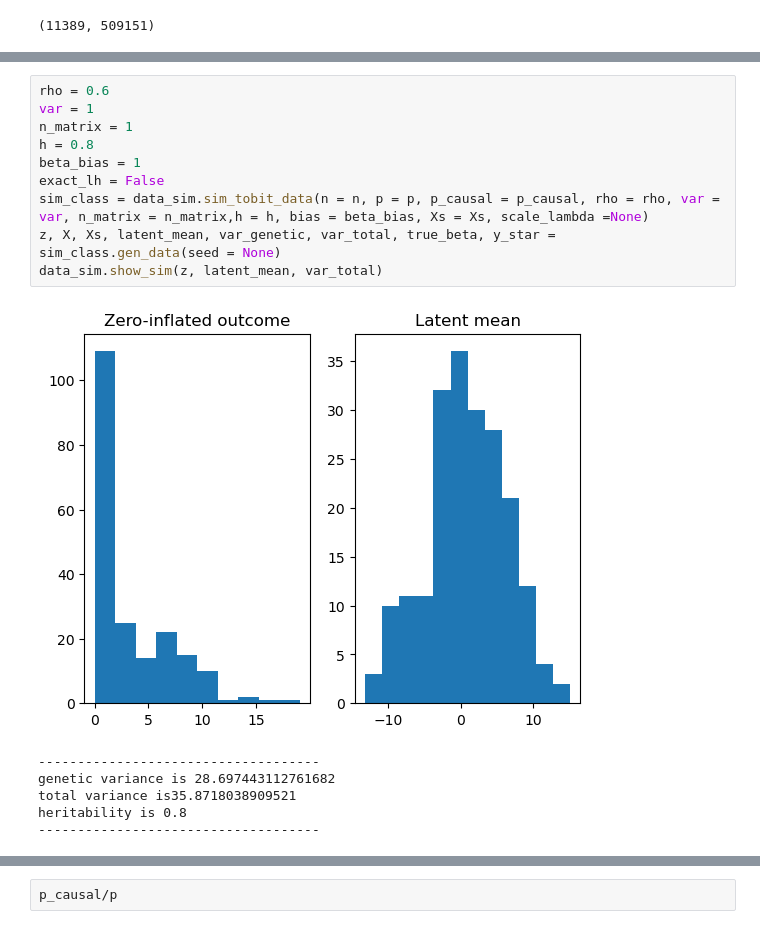
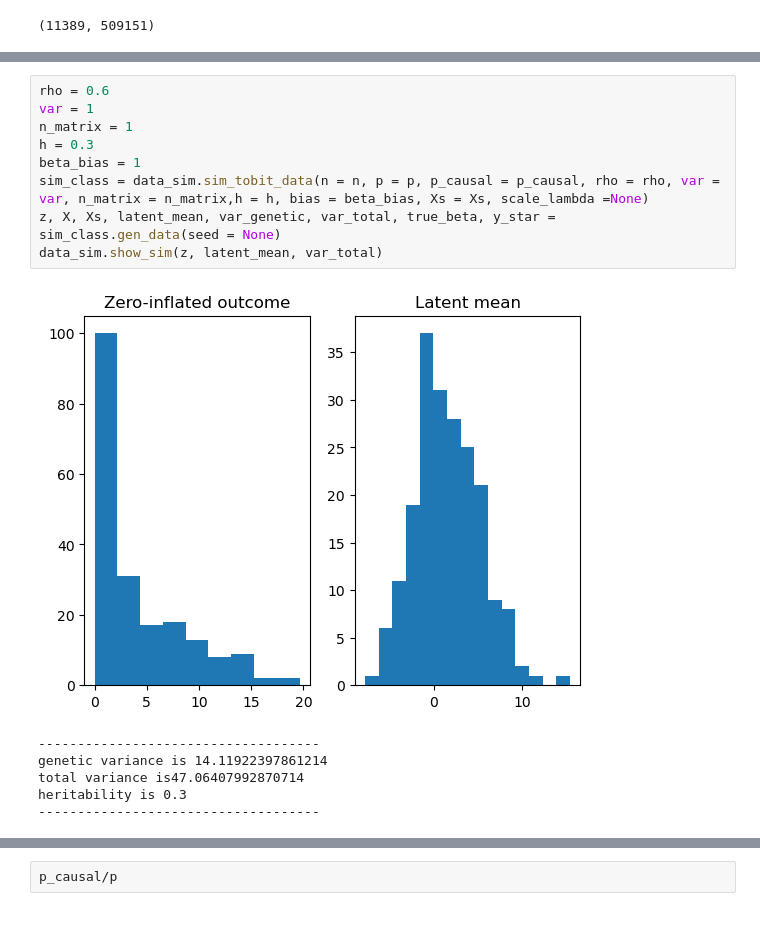
Before and after one commit to junting-ren/ZIV, a Jupyter notebook: notebooks/pytorch_fast_slab_spike.ipynb, the cells around one changed output, grey strips where cells are left out. Cells and saved outputs as stored; diff of their text form.

```diff
--- a/notebooks/pytorch_fast_slab_spike.ipynb
+++ b/notebooks/pytorch_fast_slab_spike.ipynb
@@ -98,18 +98,17 @@ print(r_batch)
 # %%
 rho = 0.6
 var = 1
 n_matrix = 1
-h = 0.8
+h = 0.3
 beta_bias = 1
-exact_lh = False
 sim_class = data_sim.sim_tobit_data(n = n, p = p, p_causal = p_causal, rho = rho, var = var, n_matrix = n_matrix,h = h, bias = beta_bias, Xs = Xs, scale_lambda =None)
 z, X, Xs, latent_mean, var_genetic, var_total, true_beta, y_star = sim_class.gen_data(seed = None)
 data_sim.show_sim(z, latent_mean, var_total)
 # %% [output]
-[figure, old version]
+[figure, new version]
 ------------------------------------
-genetic variance is 28.697443112761682
-total variance is35.8718038909521
-heritability is 0.8
+genetic variance is 14.11922397861214
+total variance is47.06407992870714
+heritability is 0.3
 ------------------------------------
 # %%
```
Also changed, not shown: parts of 15 cells of this notebook.
